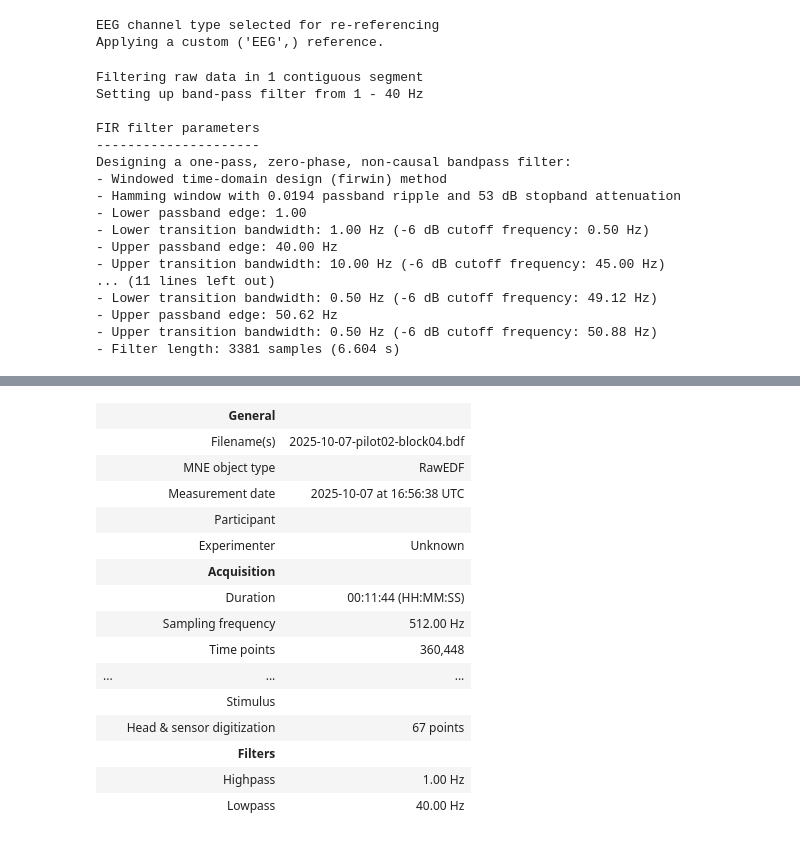
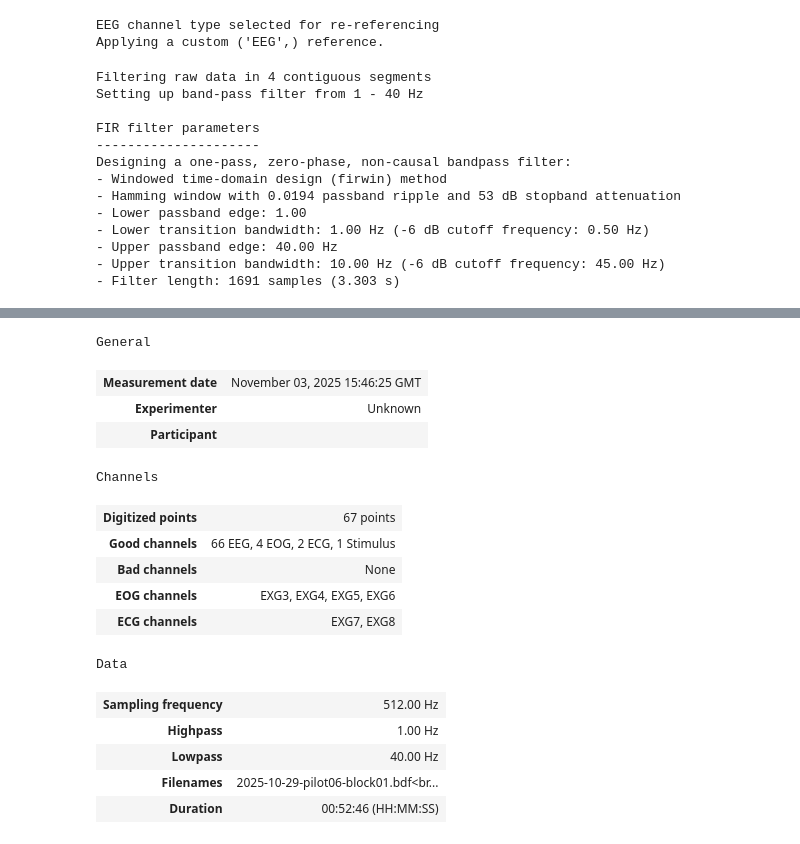
Before and after one commit to P-Punyawat/Gender-name-priming-task, a Jupyter notebook: neuromarketing-priming/erp_analysis.ipynb, the cells around one changed output, grey strips where cells are left out. Saved outputs shown, nothing was run; the diff lists cells and outputs as text; code cells hidden in the pictures.

```diff
--- a/neuromarketing-priming/erp_analysis.ipynb
+++ b/neuromarketing-priming/erp_analysis.ipynb
@@ -28,0 +5,17 @@ Reading 0 ... 360447  =      0.000 ...   703.998 secs...
+# %%
+# List of BDF file paths in order
+raw_files = [
+    r'C:\Users\NARONG\Downloads\raw-20251110T054032Z-1-001\raw\Pilot06\EEG\2025-10-29-pilot06-block01.bdf',
+    r'C:\Users\NARONG\Downloads\raw-20251110T054032Z-1-001\raw\Pilot06\EEG\2025-10-29-pilot06-block02.bdf',
+    r'C:\Users\NARONG\Downloads\raw-20251110T054032Z-1-001\raw\Pilot06\EEG\2025-10-29-pilot06-block03.bdf',
+    r'C:\Users\NARONG\Downloads\raw-20251110T054032Z-1-001\raw\Pilot06\EEG\2025-10-29-pilot06-block04.bdf'
+]
+
+# Load all blocks
+raw_list = [mne.io.read_raw_bdf(f, preload=True) for f in raw_files]
+
+# Concatenate them into single raw object
+raw = mne.concatenate_raws(raw_list)
+
+# Inspect metadata
+print(raw.info)
@@ -81,9 +92,8 @@ EEG channel type selected for re-referencing
 Applying a custom ('EEG',) reference.
 # %%
 filt_raw.filter(l_freq=1., h_freq=40.)
-filt_raw.notch_filter(freqs=50)
 # %% [output]
-Filtering raw data in 1 contiguous segment
+Filtering raw data in 4 contiguous segments
 Setting up band-pass filter from 1 - 40 Hz
 
 FIR filter parameters
@@ -95,8 +105,4 @@ Designing a one-pass, zero-phase, non-causal bandpass filter:
 - Lower transition bandwidth: 1.00 Hz (-6 dB cutoff frequency: 0.50 Hz)
 - Upper passband edge: 40.00 Hz
 - Upper transition bandwidth: 10.00 Hz (-6 dB cutoff frequency: 45.00 Hz)
-... (11 lines left out)
-- Lower transition bandwidth: 0.50 Hz (-6 dB cutoff frequency: 49.12 Hz)
-- Upper passband edge: 50.62 Hz
-- Upper transition bandwidth: 0.50 Hz (-6 dB cutoff frequency: 50.88 Hz)
-- Filter length: 3381 samples (6.604 s)
+- Filter length: 1691 samples (3.303 s)
@@ -103,18 +110,18 @@ Designing a one-pass, zero-phase, non-causal bandpass filter:
+General
-|  | General |  |
-|  | Filename(s) | 2025-10-07-pilot02-block04.bdf |
-|  | MNE object type | RawEDF |
-|  | Measurement date | 2025-10-07 at 16:56:38 UTC |
-|  | Participant |  |
-|  | Experimenter | Unknown |
-|  | Acquisition |  |
-|  | Duration | 00:11:44 (HH:MM:SS) |
-|  | Sampling frequency | 512.00 Hz |
-|  | Time points | 360,448 |
-| ... | ... | ... |
-|  | Stimulus |  |
-|  | Head & sensor digitization | 67 points |
-|  | Filters |  |
-|  | Highpass | 1.00 Hz |
-|  | Lowpass | 40.00 Hz |
+| Measurement date | November 03, 2025 15:46:25 GMT |
+| Experimenter | Unknown |
+| Participant |  |
+Channels
+| Digitized points | 67 points |
+| Good channels | 66 EEG, 4 EOG, 2 ECG, 1 Stimulus |
+| Bad channels | None |
+| EOG channels | EXG3, EXG4, EXG5, EXG6 |
+| ECG channels | EXG7, EXG8 |
+Data
+| Sampling frequency | 512.00 Hz |
+| Highpass | 1.00 Hz |
+| Lowpass | 40.00 Hz |
+| Filenames | 2025-10-29-pilot06-block01.bdf<br... |
+| Duration | 00:52:46 (HH:MM:SS) |
 # %%
 from mne.preprocessing import ICA, corrmap, create_ecg_epochs, create_eog_epochs
```
Also changed, not shown: parts of 18 cells of this notebook, 2 other files.
